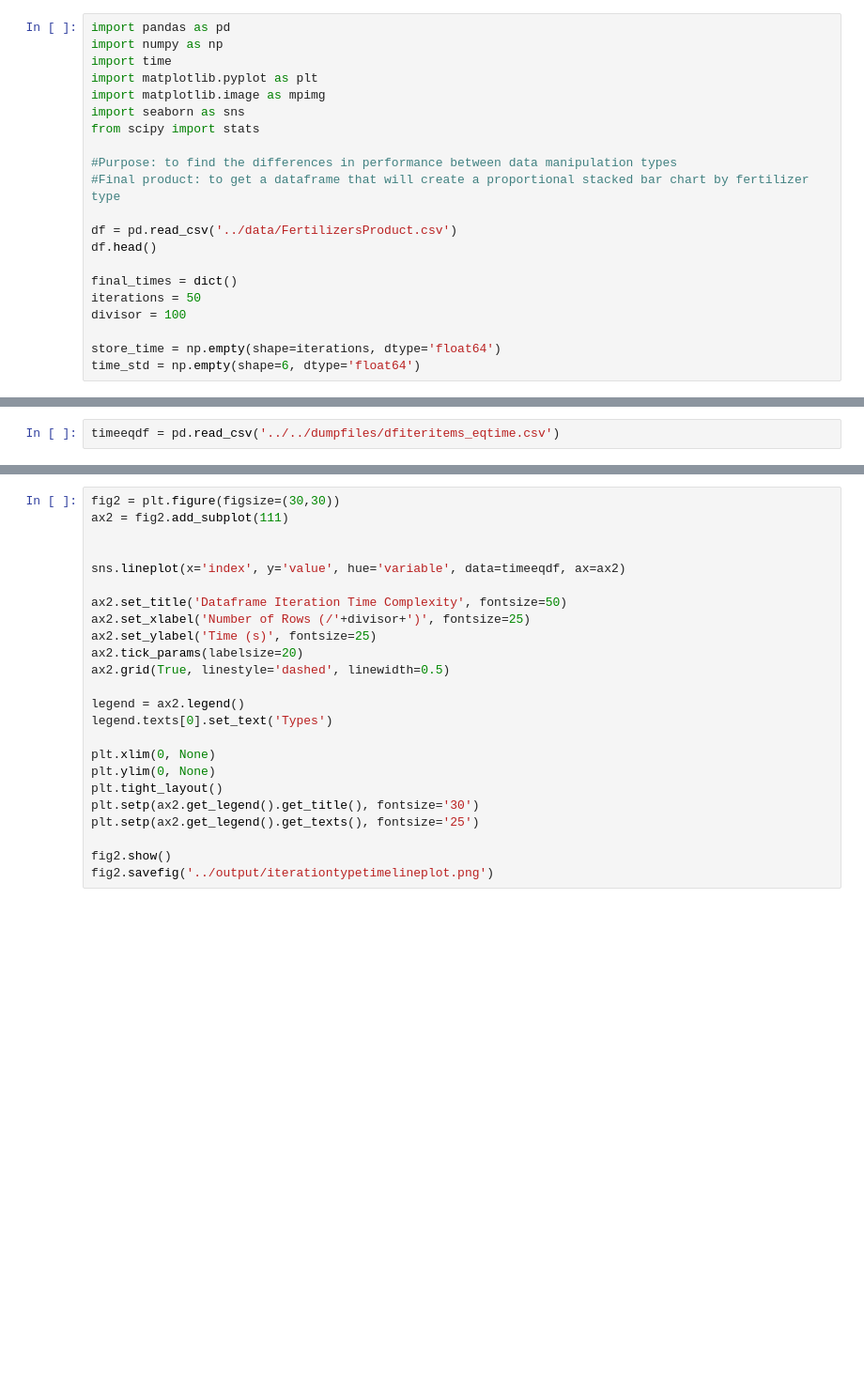
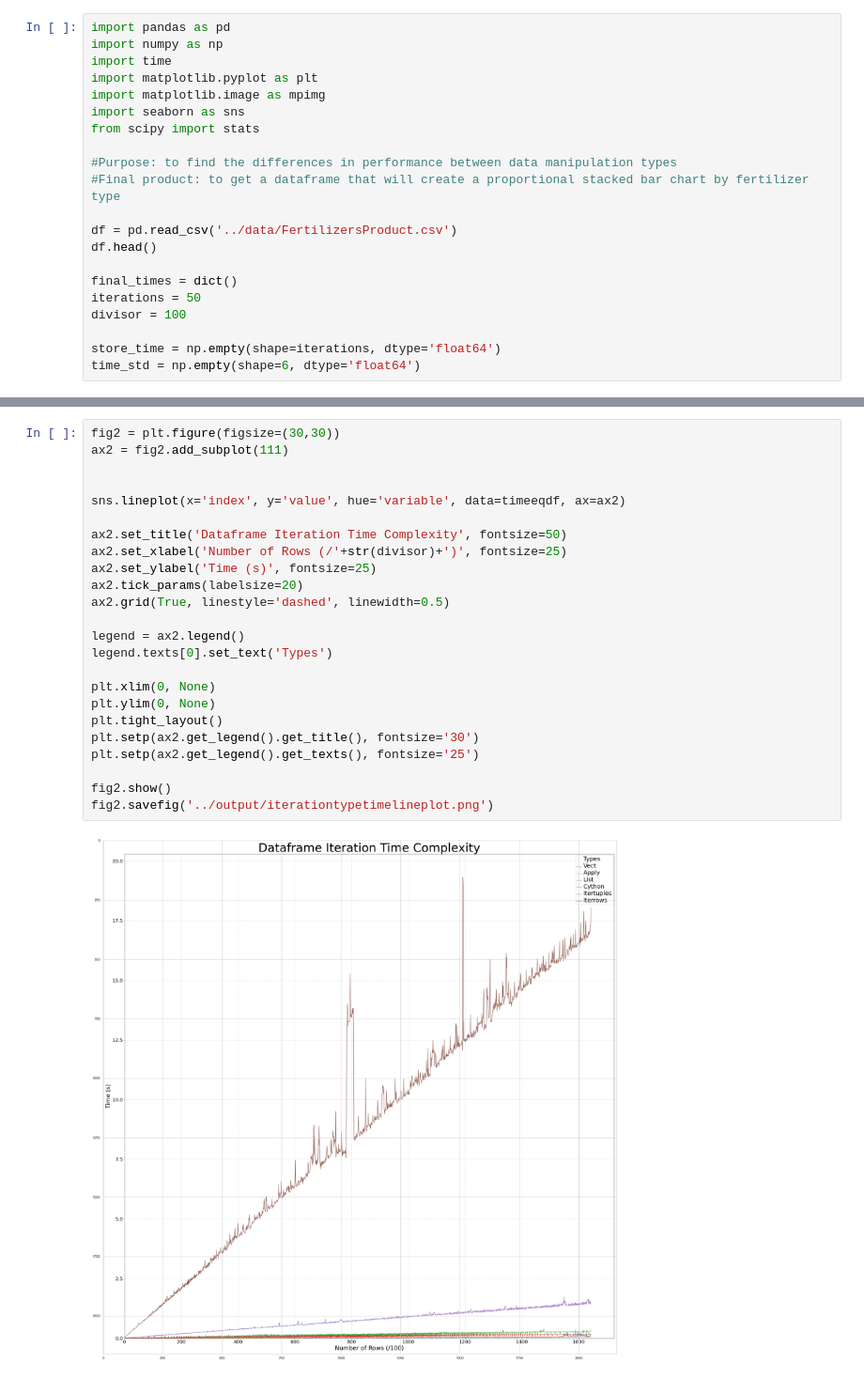
Before and after one commit to JSemelhago/DFManipulationComparison, a Jupyter notebook: src/DataframeManipulationTypes.ipynb, the cells around one changed output, grey strips where cells are left out. Shown at 94% size. Drawn from its saved outputs; the diff is of its cells as text; blank space fills up the shorter version.

```diff
--- a/src/DataframeManipulationTypes.ipynb
+++ b/src/DataframeManipulationTypes.ipynb
@@ -471,5 +566,3 @@ timeeqdf.head()
-# %%
-timeeqdf = pd.read_csv('../../dumpfiles/dfiteritems_eqtime.csv')
 # %%
 timeeqdf = timeeqdf.reindex(index=timeeqdf.index[::-1])
 timeeqdf.head()
@@ -491,24 +614,26 @@ statsdf.to_csv('../output/iterationtypetimelinestats.csv', index=False)
 # %%
 fig2 = plt.figure(figsize=(30,30))
 ax2 = fig2.add_subplot(111)
 
 
 sns.lineplot(x='index', y='value', hue='variable', data=timeeqdf, ax=ax2)
 
 ax2.set_title('Dataframe Iteration Time Complexity', fontsize=50)
-ax2.set_xlabel('Number of Rows (/'+divisor+')', fontsize=25)
+ax2.set_xlabel('Number of Rows (/'+str(divisor)+')', fontsize=25)
 ax2.set_ylabel('Time (s)', fontsize=25)
 ax2.tick_params(labelsize=20)
 ax2.grid(True, linestyle='dashed', linewidth=0.5)
 
 legend = ax2.legend()
 legend.texts[0].set_text('Types')
 
 plt.xlim(0, None)
 plt.ylim(0, None)
 plt.tight_layout()
 plt.setp(ax2.get_legend().get_title(), fontsize='30')
 plt.setp(ax2.get_legend().get_texts(), fontsize='25')
 
 fig2.show()
 fig2.savefig('../output/iterationtypetimelineplot.png')
+# %% [output]
+[figure, added]
```
Also changed, not shown: parts of 23 cells of this notebook, 1 other file.
